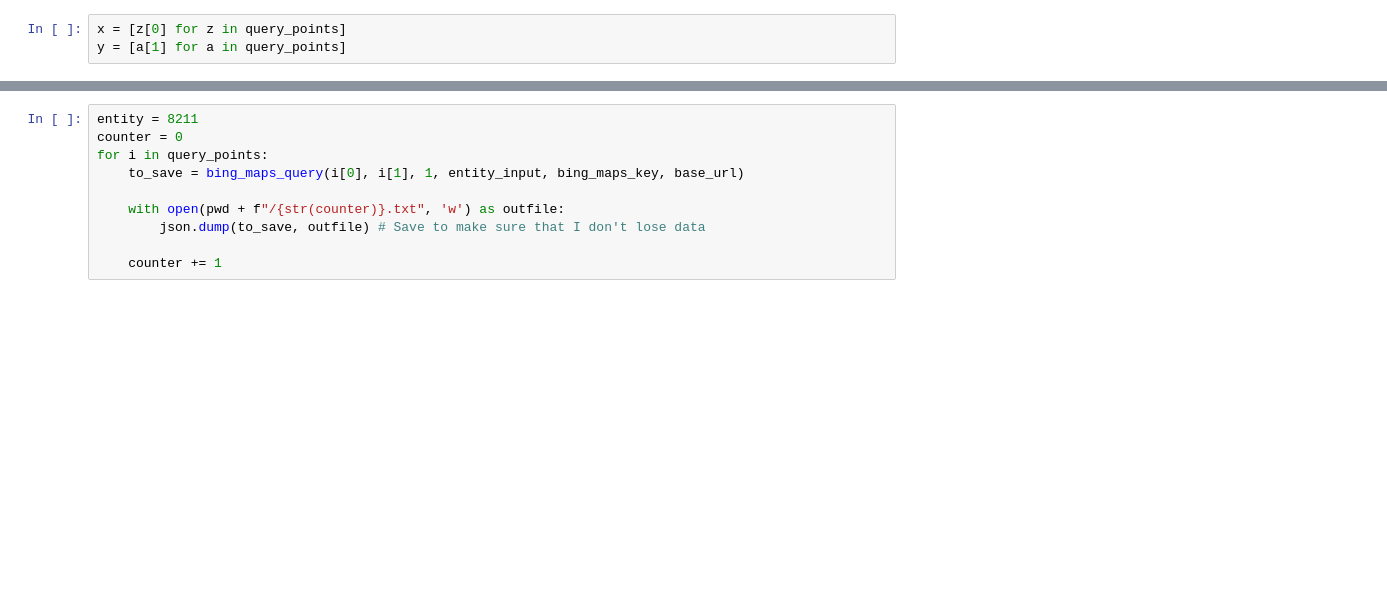
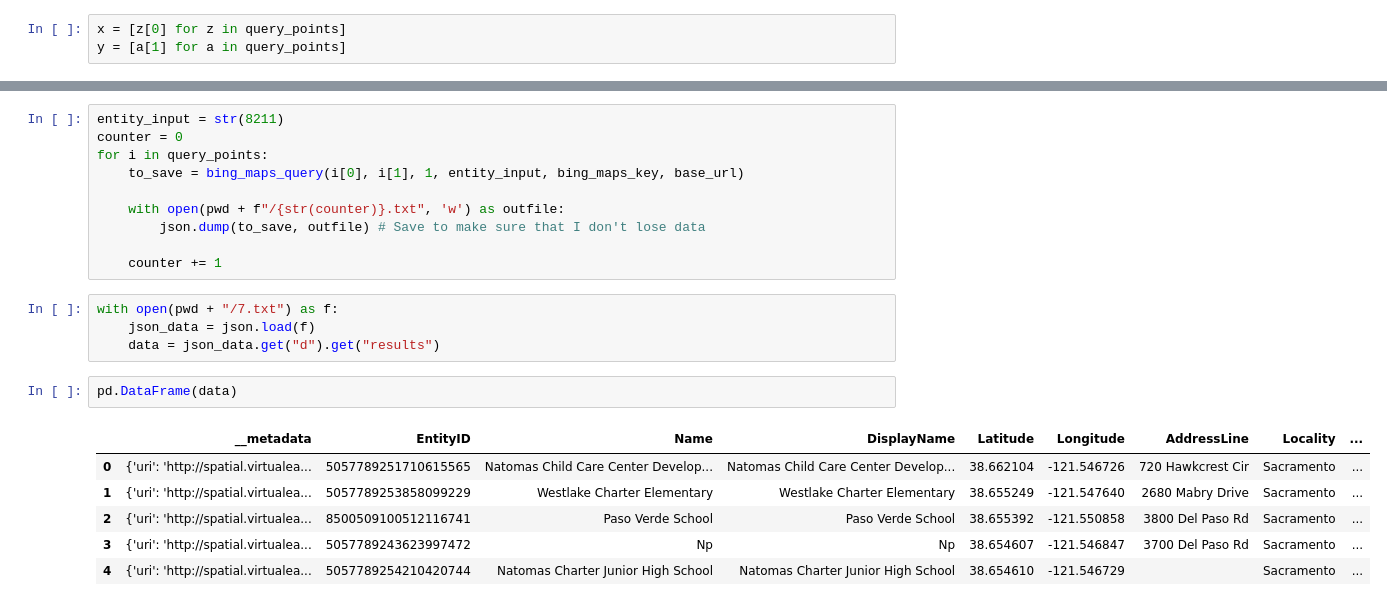
Before and after one commit to kshashank03/Geospatial-Analysis-YouTube-Video, a Jupyter notebook: query_notebook.ipynb, the cells around one changed output, grey strips where cells are left out. Drawn from its saved outputs; the diff is of its cells as text; blank space fills up the shorter version.

```diff
--- a/query_notebook.ipynb
+++ b/query_notebook.ipynb
@@ -63,7 +63,7 @@ plt.scatter(x, y)
 <matplotlib.collections.PathCollection at 0x...>
 [figure]
 # %%
-entity = 8211
+entity_input = str(8211)
 counter = 0
 for i in query_points:
     to_save = bing_maps_query(i[0], i[1], 1, entity_input, bing_maps_key, base_url)
@@ -72,3 +72,16 @@ for i in query_points:
         json.dump(to_save, outfile) # Save to make sure that I don't lose data
 
     counter += 1
+# %%
+with open(pwd + "/7.txt") as f:
+    json_data = json.load(f)
+    data = json_data.get("d").get("results")
+# %%
+pd.DataFrame(data)
+# %% [output]
+|  | __metadata | EntityID | Name | DisplayName | Latitude | Longitude | AddressLine | Locality | ... |
+| 0 | {'uri': 'http://spatial.virtualea... | 5057789251710615565 | Natomas Child Care Center Develop... | Natomas Child Care Center Develop... | 38.662104 | -121.546726 | 720 Hawkcrest Cir | Sacramento | ... |
+| 1 | {'uri': 'http://spatial.virtualea... | 5057789253858099229 | Westlake Charter Elementary | Westlake Charter Elementary | 38.655249 | -121.547640 | 2680 Mabry Drive | Sacramento | ... |
+| 2 | {'uri': 'http://spatial.virtualea... | 8500509100512116741 | Paso Verde School | Paso Verde School | 38.655392 | -121.550858 | 3800 Del Paso Rd | Sacramento | ... |
+| 3 | {'uri': 'http://spatial.virtualea... | 5057789243623997472 | Np | Np | 38.654607 | -121.546847 | 3700 Del Paso Rd | Sacramento | ... |
+| 4 | {'uri': 'http://spatial.virtualea... | 5057789254210420744 | Natomas Charter Junior High School | Natomas Charter Junior High School | 38.654610 | -121.546729 |  | Sacramento | ... |
```
Also changed, not shown: parts of 3 cells of this notebook, 1 other file.
